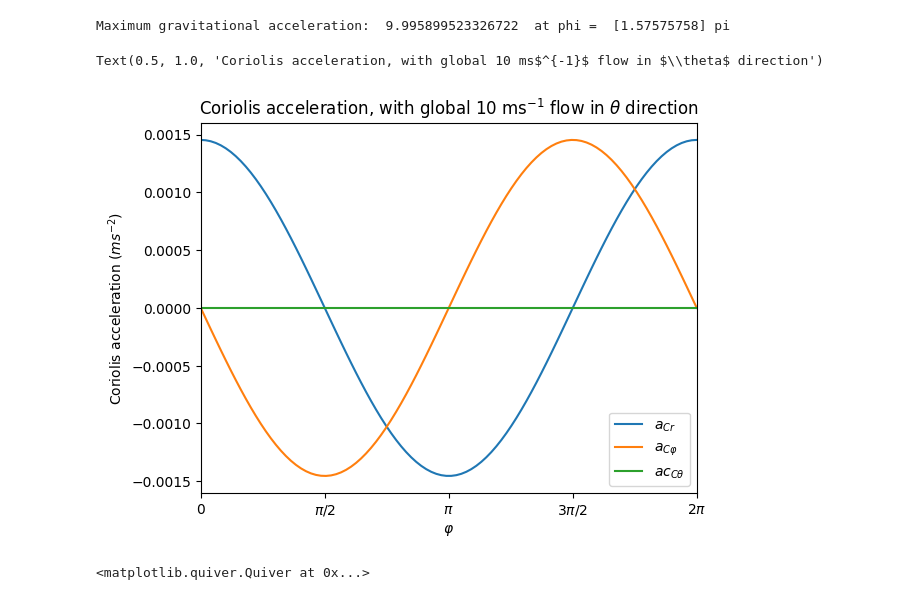
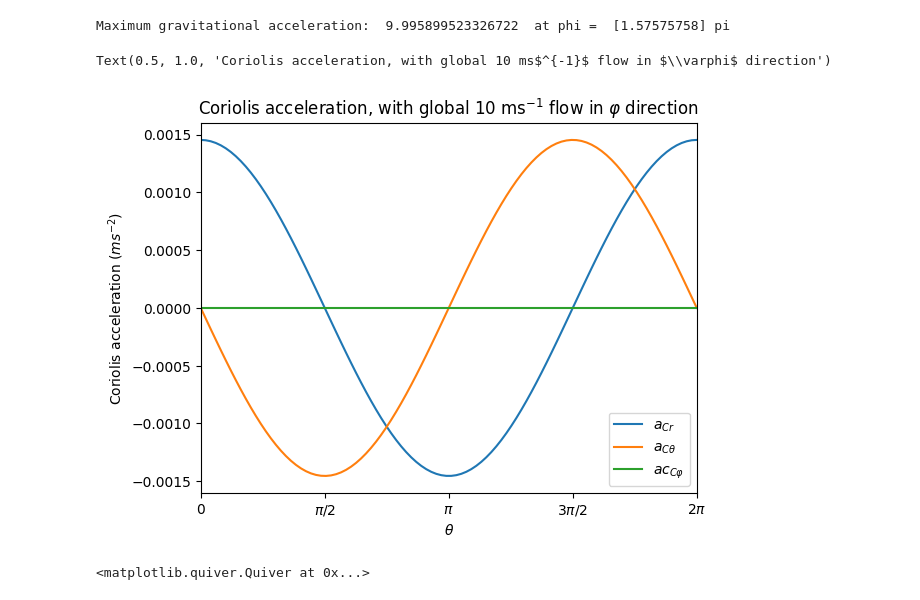
Before and after one commit to dana-grund/HPC4WC, a Jupyter notebook: projects/2023/project06_shallow_water/toroidal_physics/test_toroidal_physics.ipynb, the cells around one changed output. Cells and saved outputs as stored; diff of their text form; code cells hidden in the pictures.

Commit message:
swapped phi and theta to be consistent with literature

```diff
--- a/projects/2023/project06_shallow_water/toroidal_physics/test_toroidal_physics.ipynb
+++ b/projects/2023/project06_shallow_water/toroidal_physics/test_toroidal_physics.ipynb
@@ -130,17 +160,17 @@ v_theta = 10 * np.ones_like(phi)
 ac_r, ac_phi, ac_theta = tp.toroidal_coriolis_acceleration(phi, v_r, v_phi, v_theta)
 # %%
 plt.plot(phi,ac_r, label=r'$a_{Cr}$')
-plt.plot(phi,ac_phi, label=r'$a_{C\varphi}$')
-plt.plot(phi,ac_theta, label=r'$ac_{C\theta}$')
+plt.plot(phi,ac_phi, label=r'$a_{C\theta}$')
+plt.plot(phi,ac_theta, label=r'$ac_{C\varphi}$')
 plt.legend()
-plt.xlabel(r'$\varphi$')
+plt.xlabel(r'$\theta$')
 plt.xticks(np.linspace(0, 2 * np.pi, 5), ["0", "$\pi/2$", "$\pi$", "$3\pi/2$", "$2\pi$"])
 plt.xlim(0, 2 * np.pi)
 plt.ylabel('Coriolis acceleration $(ms^{-2})$')
-plt.title(r'Coriolis acceleration, with global 10 ms$^{-1}$ flow in $\theta$ direction')
+plt.title(r'Coriolis acceleration, with global 10 ms$^{-1}$ flow in $\varphi$ direction')
 # %% [output]
-Text(0.5, 1.0, 'Coriolis acceleration, with global 10 ms$^{-1}$ flow in $\\theta$ direction')
+Text(0.5, 1.0, 'Coriolis acceleration, with global 10 ms$^{-1}$ flow in $\\varphi$ direction')
-[figure, old version]
+[figure, new version]
 # %%
 theta = np.linspace(0, 2 * np.pi, 100)
 plt.quiver(theta[::5], phi[::5], np.tile(ac_theta,(len(theta),1)).T[::5,::5], np.tile(ac_phi,(len(theta),1)).T[::5,::5])
```
Also changed, not shown: parts of 4 cells of this notebook, 2 other files.
